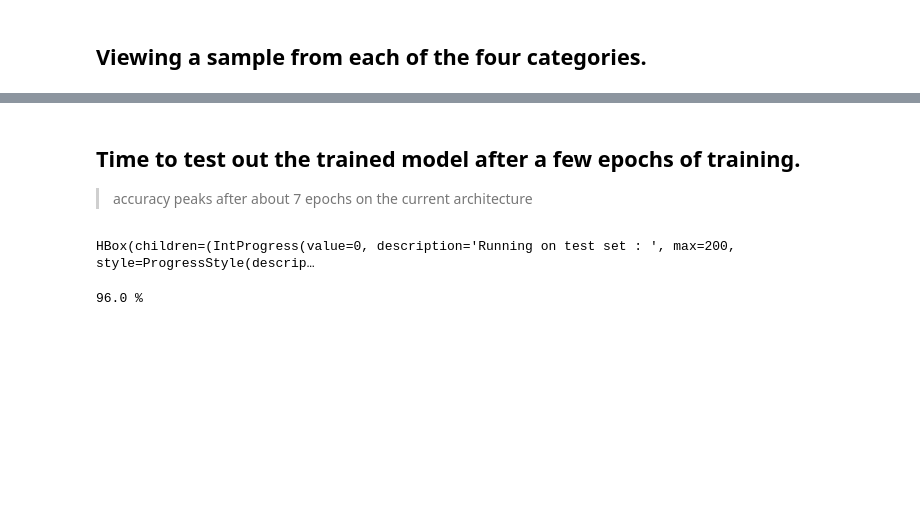
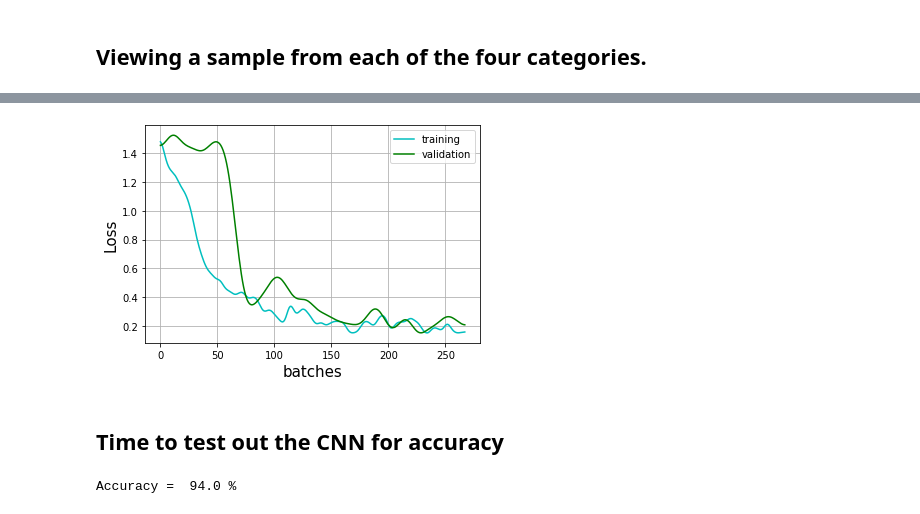
Before and after one commit to Mayukhdeb/adventures-with-augmentation, a Jupyter notebook: c_elegans_lifecycle.ipynb, the cells around one changed output, grey strips where cells are left out. Saved outputs shown, nothing was run; the diff lists cells and outputs as text; code cells hidden in the pictures; blank space fills up the shorter version.

```diff
--- a/c_elegans_lifecycle.ipynb
+++ b/c_elegans_lifecycle.ipynb
@@ -282,18 +334,21 @@ def calculate_accuracy_on_validation_set(val_loader):
     with torch.no_grad():
         total = 0
         correct = 0
-        for x_val, y_val in tqdm_notebook(val_loader, desc = "Running on test set : "):
-            total+= 1
-            x_val = x_val.view(-1, 1, 360, 480)        # if torch tensor
+        for batch in val_loader:
+            x_val, y_val = batch
+            x_val = x_val.view(-1, 1, x_val.size()[1], x_val.size()[2])        # if torch tensor
             pred = cellnet(x_val)  # pred
-            if torch.argmax(pred).item() == y_val.item():
-                correct +=1
+            scores = ([i.item() for i in (torch.eq(torch.argmax(pred,dim = 1).float(), y_val))])
+            for m in scores:
+                total+= 1
+                if m == True:
+                    correct +=1
         acc = (correct/total)*100
         return acc
 
 def train_step(x, y):
         optimizer.zero_grad()
-        x = x.view(-1, 1, 360, 480)        # if torch tensor
+        x = x.view(-1, 1, x.size()[1], x.size()[2])
         pred = cellnet(x)
         y = y.long()
         loss = F.cross_entropy(pred,y)
@@ -301,25 +356,25 @@ def train_step(x, y):
         optimizer.step()
         return loss.item()
 
-def train(epochs):
+def train(epochs, train_loader, val_loader):
 
     for m in range (epochs):
         clear_output()
         print ("epoch ", m+1, " out of ", epochs )
+        with torch.no_grad():
+            cellnet.eval()
+
+            for x_val, y_val in val_loader:
+                y_val =  y_val.long()
+                x_val = x_val.view(-1, 1, x_val.size()[1], x_val.size()[2])
+                yhat =cellnet(x_val)  # pred
+                val_loss = F.cross_entropy(yhat, y_val)
+                val_losses.append(val_loss.item())  ## metrics
         cellnet.train()
         for x_batch, y_batch in tqdm_notebook(train_loader, desc = " Training batches : "):
                 loss = train_step(x_batch, y_batch)
                 losses.append(loss)
         scheduler.step()   ## lr decay caller
 
-        with torch.no_grad():
-            cellnet.eval()
-
-            for x_val, y_val in val_loader:
-                y_val =  y_val.long()
-                x_val = x_val.view(-1, 1, 360, 480)        # if torch tensor
-                yhat =cellnet(x_val)  # pred
-                val_loss = F.cross_entropy(yhat, y_val)
-                val_losses.append(val_loss.item())  ## metrics
-
+    clear_output()
     vis_loss_multi_colors(losses, val_losses)
@@ -332,9 +381,10 @@ HBox(children=(IntProgress(value=0, description=' Training batches : ', max=67,
-# %% [markdown]
-## Time to test out the trained model after a few epochs of training.
-> accuracy peaks after about 7 epochs on the current architecture
-# %%
-benchmark_loader = DataLoader(dataset=test_dataset, batch_size=1, shuffle = True)
-print (str(calculate_accuracy_on_validation_set(benchmark_loader)) + " %")
-# %% [output]
-HBox(children=(IntProgress(value=0, description='Running on test set : ', max=200, style=ProgressStyle(descrip…
-96.0 %
+# %%
+train(2, train_loader_smol, val_loader_smol)
+# %% [output]
+[figure, added]
+# %% [markdown]
+## Time to test out the CNN for accuracy
+# %%
+print ("Accuracy = ", calculate_accuracy_on_validation_set(val_loader_smol), "%")
+# %% [output]
+Accuracy =  94.0 %
```
Also changed, not shown: parts of 25 cells of this notebook.
